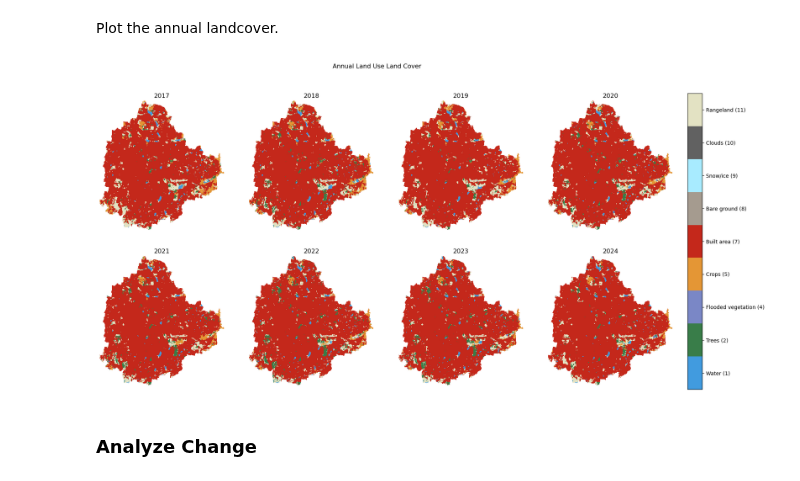
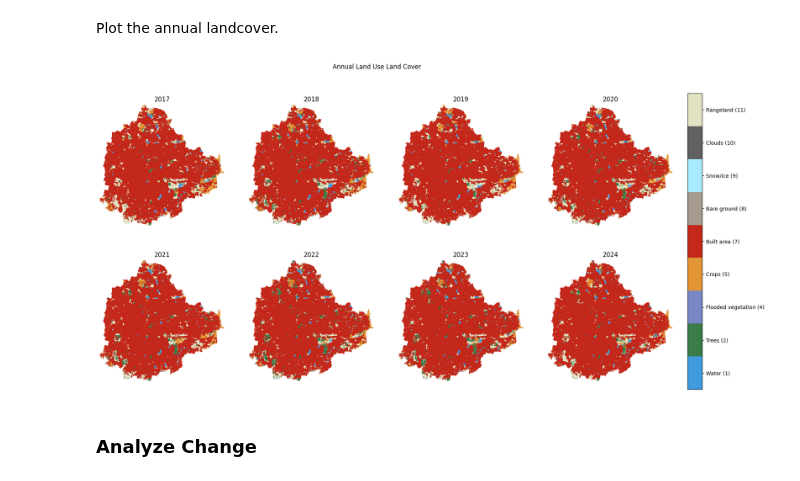
Before and after one commit to spatialthoughts/courses, a Jupyter notebook: code/python_remote_sensing/module_03/02_analyzing_landcover_change.ipynb, the cells around one changed output. Cells and saved outputs as stored; diff of their text form; code cells hidden in the pictures.

```diff
--- a/code/python_remote_sensing/module_03/02_analyzing_landcover_change.ipynb
+++ b/code/python_remote_sensing/module_03/02_analyzing_landcover_change.ipynb
@@ -187,37 +186,39 @@ Plot the annual landcover.
 # %%
 n_times = io_data_clipped.sizes['time']
 ncols = 4
 nrows = (n_times + ncols - 1) // ncols
 
 fig, axes = plt.subplots(nrows, ncols)
 fig.set_size_inches(20, nrows * 5)
 
-# Resample to 100m and plot to reduce the number of pixels and speed up plotting
-io_data_resampled = io_data_clipped.rio.reproject(
+# Create a preview
+io_data_preview = io_data_clipped.rio.reproject(
     io_data_clipped.rio.crs, resolution=100)
 
-for i, t in enumerate(io_data_clipped.time.values):
+for i, t in enumerate(io_data_preview.time.values):
     ax = axes.flat[i]
-    io_data_resampled.sel(time=t).plot(
+    io_data_preview.sel(time=t).plot(
         ax=ax, cmap=io_cmap, norm=io_normalizer, add_colorbar=False)
     ax.set_title(str(t)[:4])
     ax.set_axis_off()
+    ax.set_aspect('equal')
+
 
 for j in range(n_times, nrows * ncols):
     axes.flat[j].set_visible(False)
 
 cbar_ax = fig.add_axes([0.92, 0.1, 0.02, 0.8])
 colorbar = fig.colorbar(
     cm.ScalarMappable(norm=io_normalizer, cmap=io_cmap),
     boundaries=io_boundaries,
     values=io_values,
     cax=cbar_ax,
 )
 colorbar.set_ticks(io_ticks, labels=io_tick_labels)
 fig.suptitle('Annual Land Use Land Cover')
 plt.show()
 # %% [output]
-[figure, old version]
+[figure, new version]
 # %% [markdown]
 ### Analyze Change
 # %% [markdown]
```
Also changed, not shown: parts of 5 cells of this notebook.
